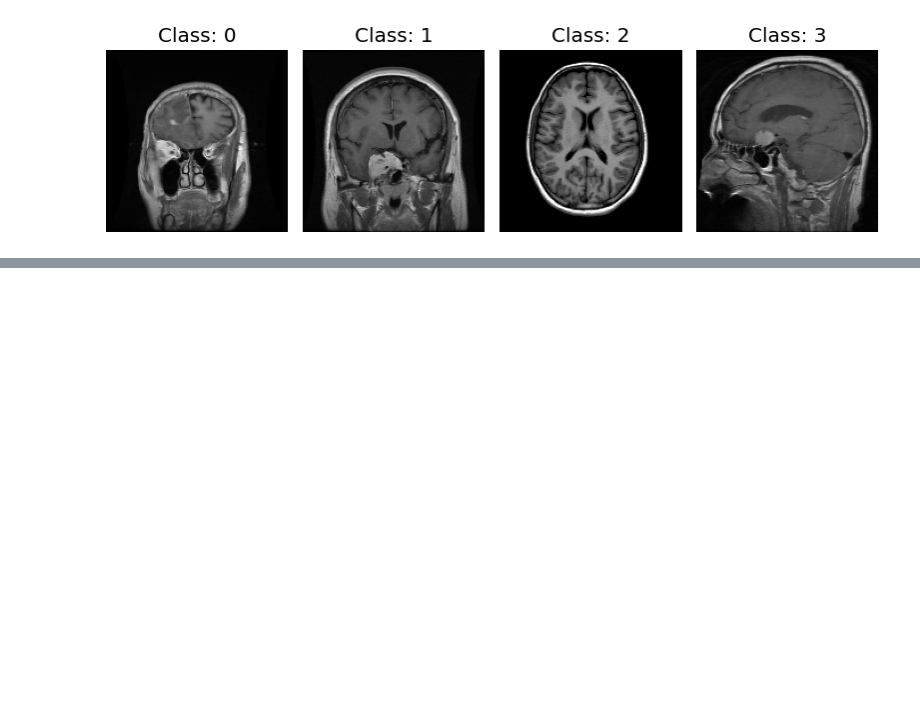
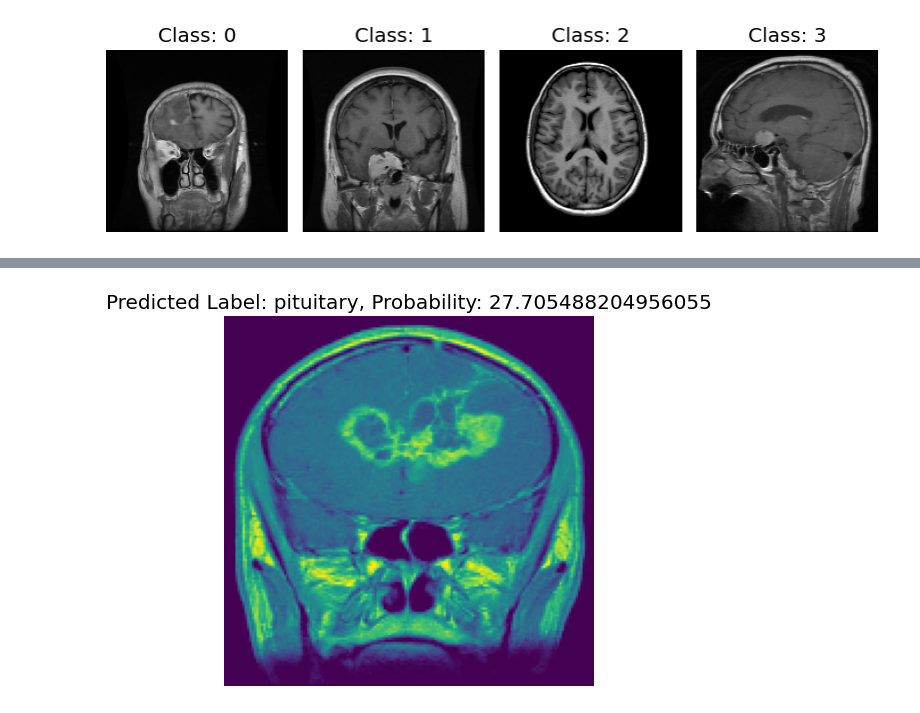
Before and after one commit to catnys/ClinicalFedLearn, a Jupyter notebook: ClinicalFedLearn/mri_classification.ipynb, the cells around one changed output, grey strips where cells are left out. Cells and saved outputs as stored; diff of their text form; code cells hidden in the pictures; blank space fills up the shorter version.

```diff
--- a/ClinicalFedLearn/mri_classification.ipynb
+++ b/ClinicalFedLearn/mri_classification.ipynb
@@ -216,3 +216,26 @@ plt.tight_layout()
 plt.show()
 # %% [output]
 [figure]
+# %%
+from tensorflow.keras.preprocessing.image import load_img, img_to_array
+import numpy as np
+label_names = ['glioma', 'meningioma', 'pituitary', 'no_tumor']
+# Load and preprocess the image
+image_path = 'data/Testing/glioma_tumor/image(1).jpg'  # Replace 'path_to_your_image.jpg' with the actual path
+img = load_img(image_path, target_size=(160, 160), color_mode='grayscale')
+img_array = img_to_array(img)
+img_array = np.expand_dims(img_array, axis=0)  # Add batch dimension
+img_array /= 255.0  # Normalize pixel values
+
+# Perform inference
+predictions = model.predict(img_array)
+predicted_label_idx = np.argmax(predictions)
+predicted_label = label_names[predicted_label_idx]  # Assuming label_names is defined elsewhere
+probability = np.max(predictions)
+
+# Display results
+plt.imshow(img)
+plt.axis('off')
+plt.title(f'Predicted Label: {predicted_label}, Probability: {probability}')
+plt.show()
+# %% [output]
@@ -218,0 +243 @@ plt.show()
+[figure, added]
```
Also changed, not shown: parts of 3 cells of this notebook.
